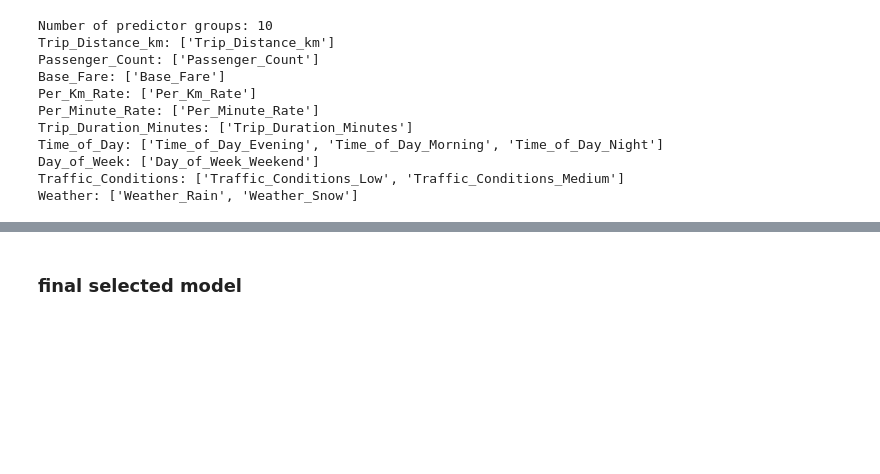
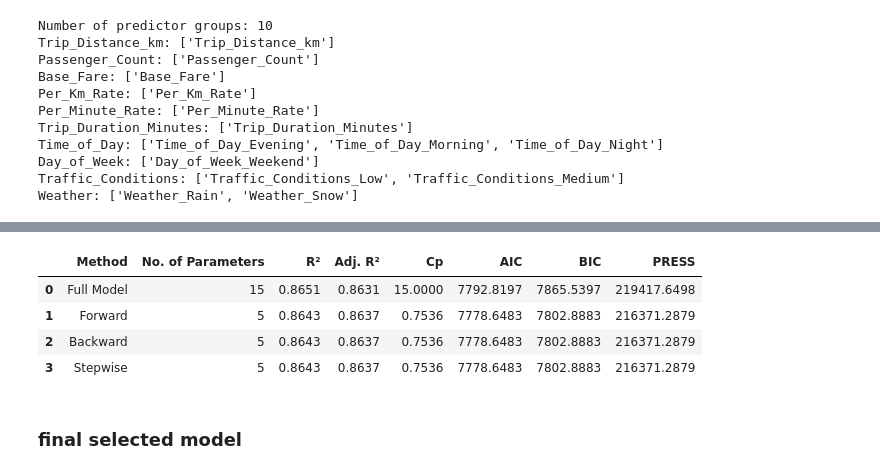
Before and after one commit to kurochan1901/115-1_Data-Analysis-and-Modeling, a Jupyter notebook: HW1/HW1.ipynb, the cells around one changed output, grey strips where cells are left out. Drawn from its saved outputs; the diff is of its cells as text; code cells hidden in the pictures; blank space fills up the shorter version.

Commit message:
ModelModify_finalModel

```diff
--- a/HW1/HW1.ipynb
+++ b/HW1/HW1.ipynb
@@ -1284,3 +1844,61 @@ Remove: Traffic_Conditions (p = 0.4406)
+# %%
+# 最後整理成表格比較三種方法及原模型的結果
+
+comparison_table = pd.DataFrame([
+    {
+        "Method": "Full Model",
+        "No. of Parameters": full_metrics["p"],
+        "R²": full_metrics["R2"],
+        "Adj. R²": full_metrics["Adj_R2"],
+        "Cp": full_metrics["Cp"],
+        "AIC": full_metrics["AIC"],
+        "BIC": full_metrics["BIC"],
+        "PRESS": full_metrics["PRESS"]
+    },
+
+    {
+        "Method": "Forward",
+        "No. of Parameters": forward_metrics["p"],
+        "R²": forward_metrics["R2"],
+        "Adj. R²": forward_metrics["Adj_R2"],
+        "Cp": forward_metrics["Cp"],
+        "AIC": forward_metrics["AIC"],
+        "BIC": forward_metrics["BIC"],
+        "PRESS": forward_metrics["PRESS"]
+    },
+
+    {
+        "Method": "Backward",
+        "No. of Parameters": backward_metrics["p"],
+        "R²": backward_metrics["R2"],
+        "Adj. R²": backward_metrics["Adj_R2"],
+        "Cp": backward_metrics["Cp"],
+        "AIC": backward_metrics["AIC"],
+        "BIC": backward_metrics["BIC"],
+        "PRESS": backward_metrics["PRESS"]
+    },
+
+    {
+        "Method": "Stepwise",
+        "No. of Parameters": stepwise_metrics["p"],
+        "R²": stepwise_metrics["R2"],
+        "Adj. R²": stepwise_metrics["Adj_R2"],
+        "Cp": stepwise_metrics["Cp"],
+        "AIC": stepwise_metrics["AIC"],
+        "BIC": stepwise_metrics["BIC"],
+        "PRESS": stepwise_metrics["PRESS"]
+    }
+])
+
+display(
+    comparison_table.round(4)
+)
+# %% [output]
+|  | Method | No. of Parameters | R² | Adj. R² | Cp | AIC | BIC | PRESS |
+| 0 | Full Model | 15 | 0.8651 | 0.8631 | 15.0000 | 7792.8197 | 7865.5397 | 219417.6498 |
+| 1 | Forward | 5 | 0.8643 | 0.8637 | 0.7536 | 7778.6483 | 7802.8883 | 216371.2879 |
+| 2 | Backward | 5 | 0.8643 | 0.8637 | 0.7536 | 7778.6483 | 7802.8883 | 216371.2879 |
+| 3 | Stepwise | 5 | 0.8643 | 0.8637 | 0.7536 | 7778.6483 | 7802.8883 | 216371.2879 |
 # %% [markdown]
 ### final selected model
 # %%
```
Also changed, not shown: parts of 10 cells of this notebook.
